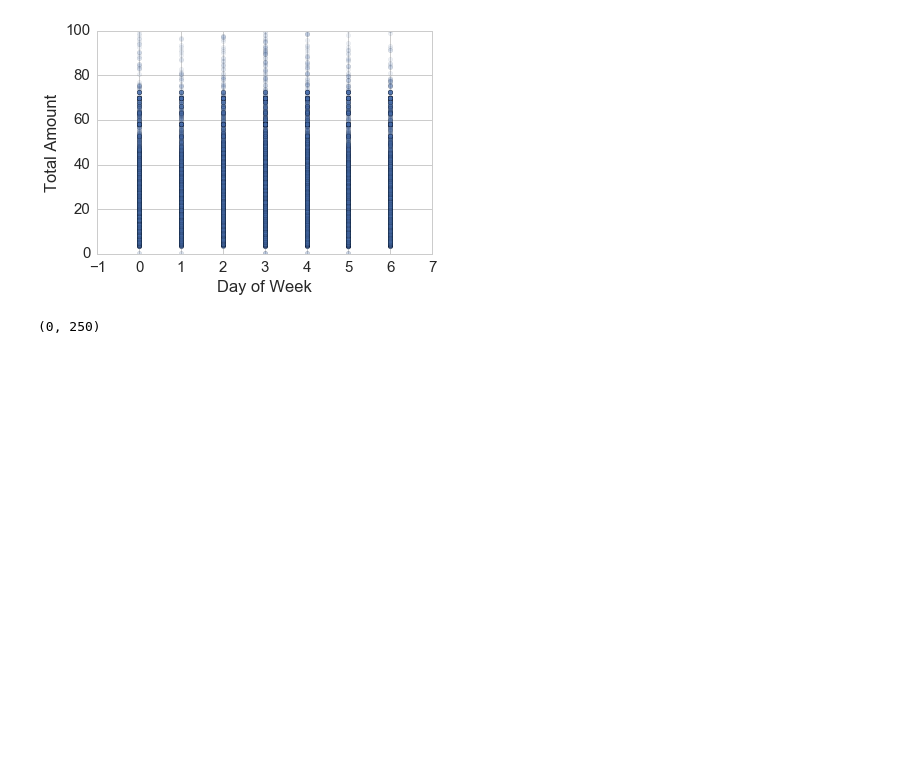
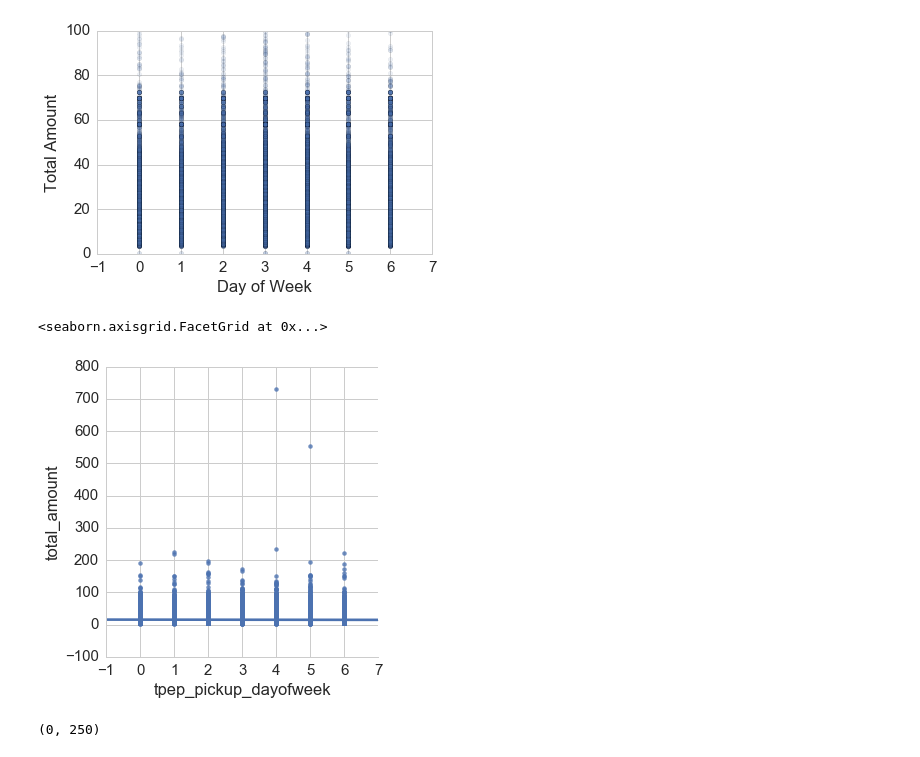
Before and after one commit to rajashreebaradur/DataScienceGA_Final_Project, a Jupyter notebook: project-files/file_1.ipynb, the cells around one changed output. Saved outputs shown, nothing was run; the diff lists cells and outputs as text; code cells hidden in the pictures; blank space fills up the shorter version.

```diff
--- a/project-files/file_1.ipynb
+++ b/project-files/file_1.ipynb
@@ -165,6 +174,11 @@ plt.grid(True)
 plt.show()
 # %% [output]
 [figure]
+# %%
+sns.lmplot('tpep_pickup_dayofweek', 'total_amount', df)
+# %% [output]
+<seaborn.axisgrid.FacetGrid at 0x...>
+[figure, added]
 # %%
 sns.boxplot(x='tpep_pickup_dayofweek', y='total_amount', data=df)
 plt.ylim(0, 250)
```
Also changed, not shown: parts of 8 cells of this notebook, 2 other files.
